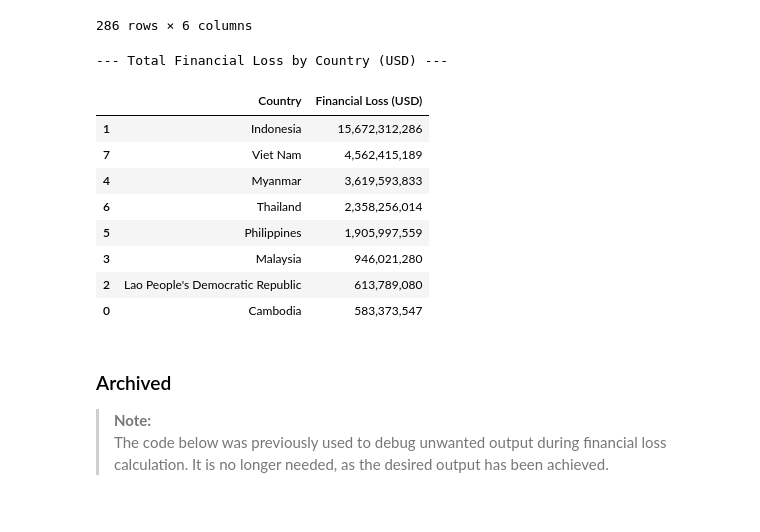
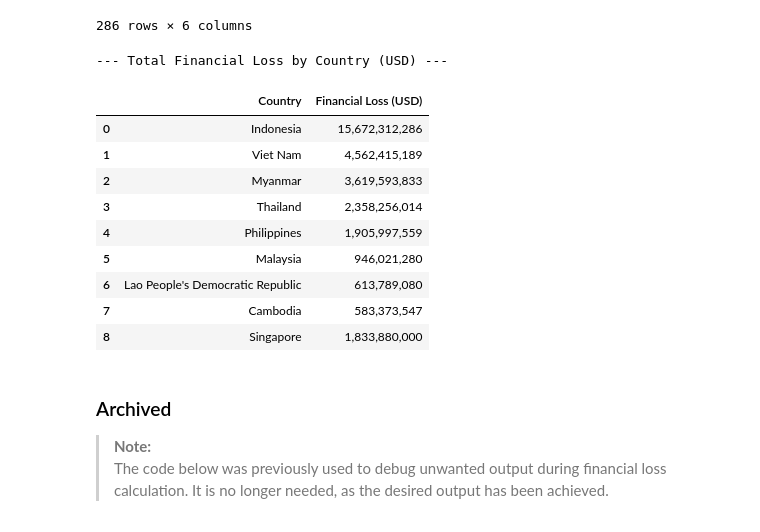
Before and after one commit to Azvier/asean-food-waste-sustainability, a Jupyter notebook: notebooks/data_analysis.ipynb, the cells around one changed output. Drawn from its saved outputs; the diff is of its cells as text; code cells hidden in the pictures.

```diff
--- a/notebooks/data_analysis.ipynb
+++ b/notebooks/data_analysis.ipynb
@@ -463,25 +464,31 @@ financial_loss_df_detailed[['Country', 'Item', 'Loss Year', 'Final_Price', 'Loss
 # %%
 # Summarize Financial Losses with formatted output
 financial_loss_by_country = financial_loss_df_detailed.groupby('Country')['Financial Loss (USD)'].sum().reset_index()
 financial_loss_by_country = financial_loss_by_country.sort_values('Financial Loss (USD)', ascending=False)
+
+# Add Singapore row if not present
+if 'Singapore' not in financial_loss_by_country['Country'].values:
+    singapore_row = pd.DataFrame([{'Country': 'Singapore', 'Financial Loss (USD)': 1833880000}])
+    financial_loss_by_country = pd.concat([financial_loss_by_country, singapore_row], ignore_index=True)
 
 # Format the numbers with commas and no scientific notation
 financial_loss_by_country_fmt = financial_loss_by_country.copy()
 financial_loss_by_country_fmt['Financial Loss (USD)'] = financial_loss_by_country_fmt['Financial Loss (USD)'].apply(lambda x: f"{x:,.0f}")
 
 print("--- Total Financial Loss by Country (USD) ---")
 financial_loss_by_country_fmt
 # %% [output]
 --- Total Financial Loss by Country (USD) ---
 |  | Country | Financial Loss (USD) |
-| 1 | Indonesia | 15,672,312,286 |
-| 7 | Viet Nam | 4,562,415,189 |
-| 4 | Myanmar | 3,619,593,833 |
-| 6 | Thailand | 2,358,256,014 |
-| 5 | Philippines | 1,905,997,559 |
-| 3 | Malaysia | 946,021,280 |
-| 2 | Lao People's Democratic Republic | 613,789,080 |
-| 0 | Cambodia | 583,373,547 |
+| 0 | Indonesia | 15,672,312,286 |
+| 1 | Viet Nam | 4,562,415,189 |
+| 2 | Myanmar | 3,619,593,833 |
+| 3 | Thailand | 2,358,256,014 |
+| 4 | Philippines | 1,905,997,559 |
+| 5 | Malaysia | 946,021,280 |
+| 6 | Lao People's Democratic Republic | 613,789,080 |
+| 7 | Cambodia | 583,373,547 |
+| 8 | Singapore | 1,833,880,000 |
 # %% [markdown]
 ### Archived
 > **Note:**
```
Also changed, not shown: parts of 6 cells of this notebook.
